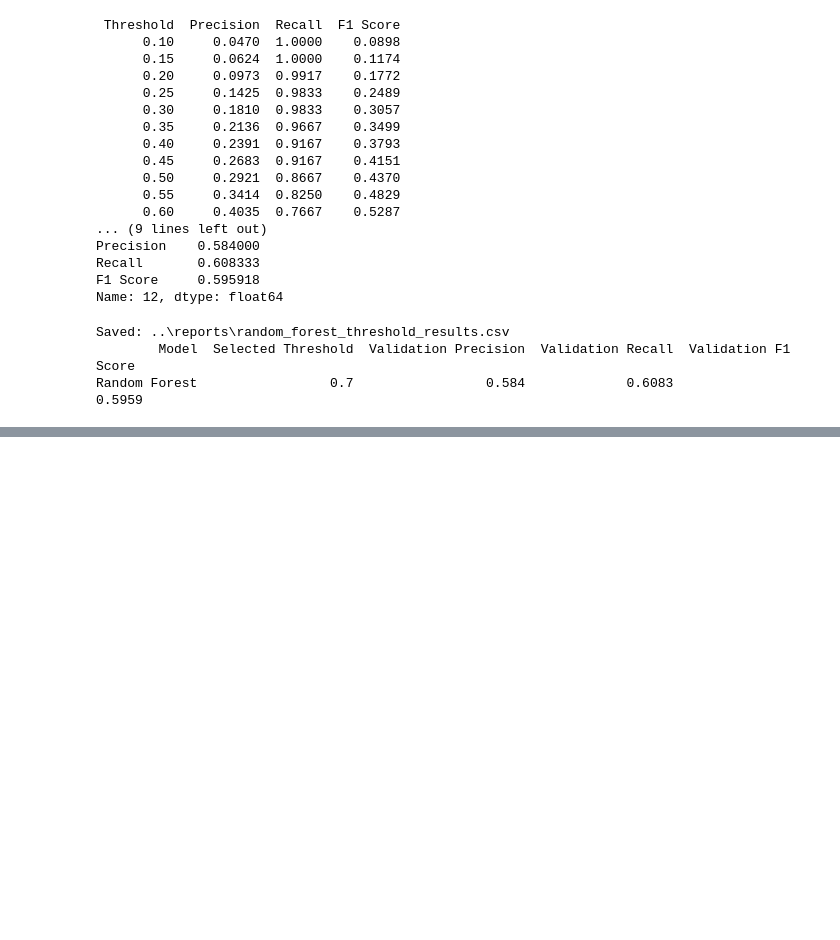
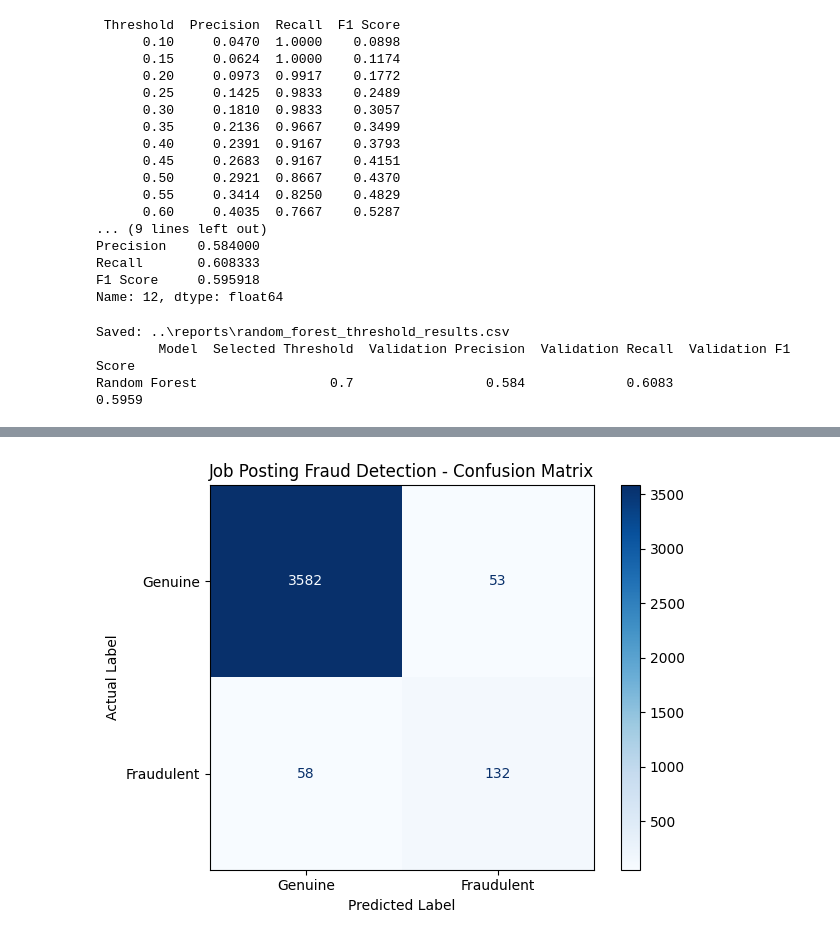
Before and after one commit to 1415-kunal/Fake_Job_Posting_Detection_System, a Jupyter notebook: Notebooks/05_baseline_model.ipynb, the cells around one changed output, grey strips where cells are left out. Cells and saved outputs as stored; diff of their text form; code cells hidden in the pictures; blank space fills up the shorter version.

```diff
--- a/Notebooks/05_baseline_model.ipynb
+++ b/Notebooks/05_baseline_model.ipynb
@@ -894,0 +1039,20 @@ Random Forest                 0.7                 0.584             0.6083
+# %%
+# Best tuned pipeline
+best_rf_model = random_search.best_estimator_
+
+# Predict validation labels at default threshold
+tuned_val_pred = best_rf_model.predict(X_val_structured)
+
+print("Tuned Random Forest — Validation Results")
+print("Accuracy:", round(
+    accuracy_score(y_val, tuned_val_pred), 4
+))
+print("Precision:", round(
+    precision_score(y_val, tuned_val_pred, zero_division=0), 4
+))
+print("Recall:", round(
+    recall_score(y_val, tuned_val_pred, zero_division=0), 4
+))
+print("F1 Score:", round(
+    f1_score(y_val, tuned_val_pred, zero_division=0), 4
+))
@@ -894,0 +1248,19 @@ Random Forest                 0.7                 0.584             0.6083
+# %%
+import matplotlib.pyplot as plt
+from sklearn.metrics import ConfusionMatrixDisplay
+
+ConfusionMatrixDisplay.from_predictions(
+    y_test,
+    tuned_test_pred,
+    display_labels=["Genuine", "Fraudulent"],
+    values_format="d",
+    cmap="Blues"
+)
+
+plt.title("Job Posting Fraud Detection - Confusion Matrix")
+plt.xlabel("Predicted Label")
+plt.ylabel("Actual Label")
+plt.tight_layout()
+plt.show()
+# %% [output]
+[figure, added]
```
Also changed, not shown: parts of 16 cells of this notebook, 1 other file.
